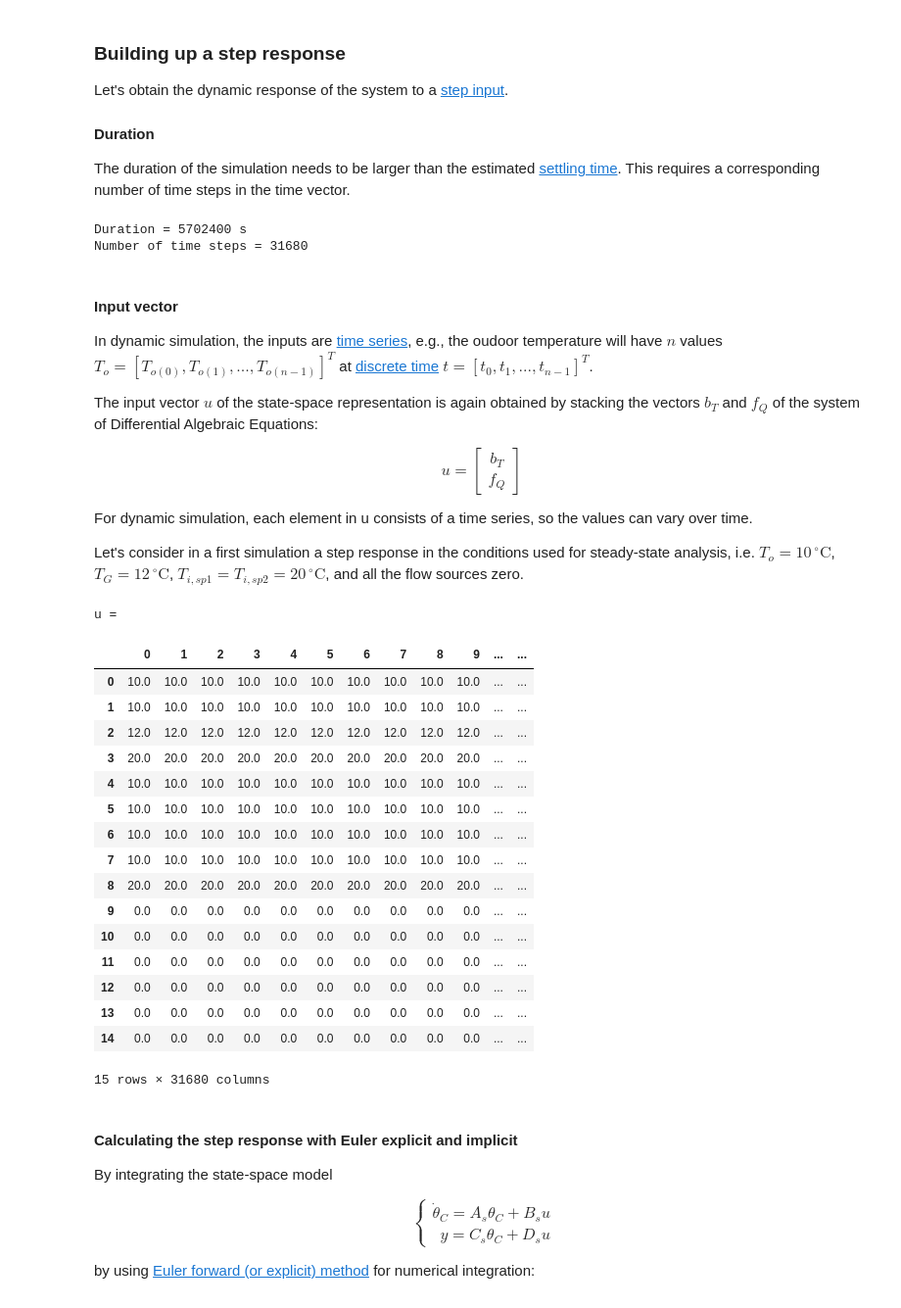
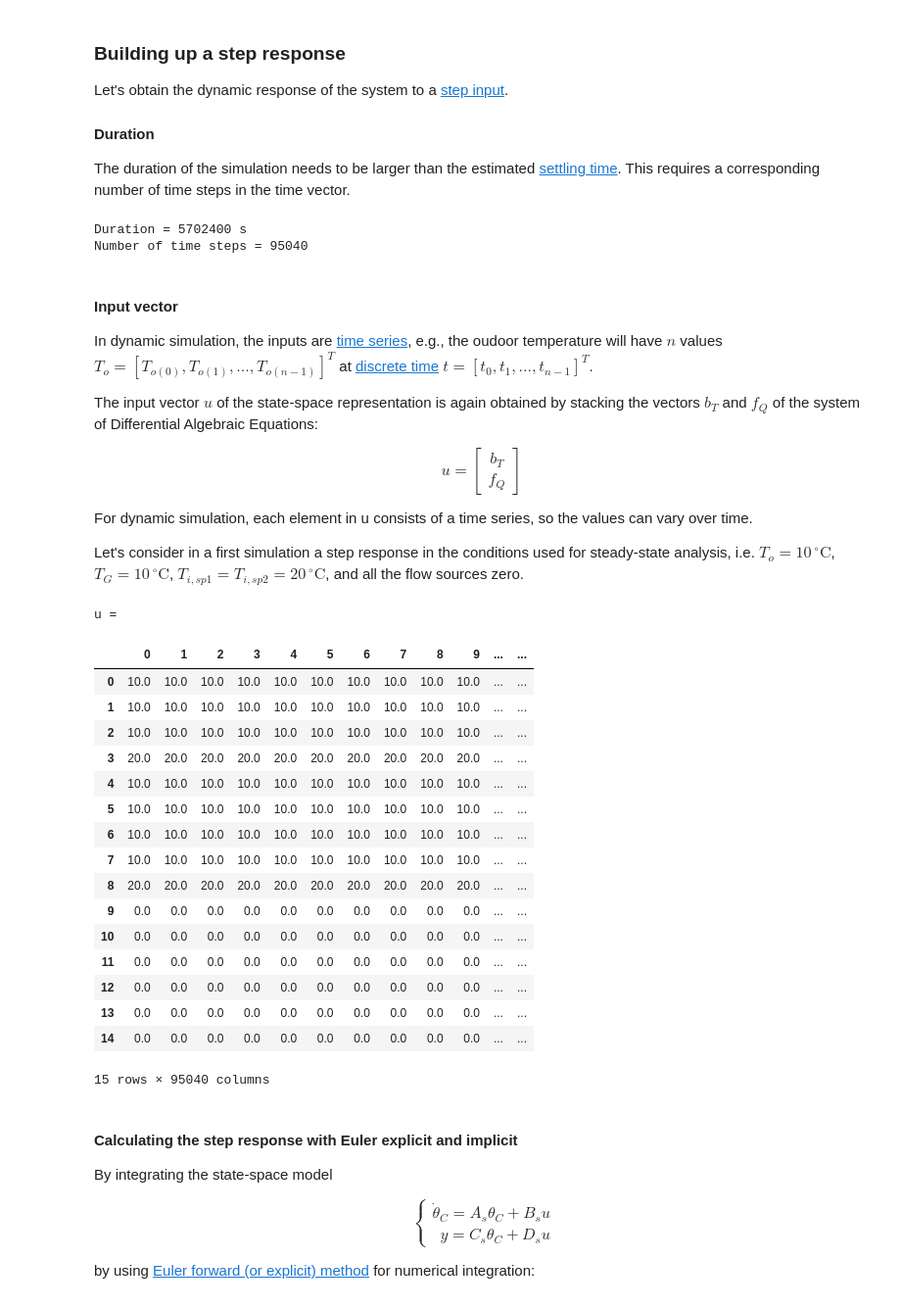
Before and after one commit to Hilterog/dm4bem, a Jupyter notebook: 2Floors_with_Window.ipynb, the cells around one changed output. Shown at 98% size. Saved outputs shown, nothing was run; the diff lists cells and outputs as text; code cells hidden in the pictures.

```diff
--- a/2Floors_with_Window.ipynb
+++ b/2Floors_with_Window.ipynb
@@ -692,7 +690,7 @@ print('Time constants: \n', -1 / λ, 's \n')
 print('2 x Time constants: \n', -2 / λ, 's \n')
 dtmax = min(-2. / λ)
 print(f'Maximum time step: {dtmax:.2f} s = {dtmax / 60:.2f} min')
-dt = 3 * 60     # seconds
+dt = 1 * 60     # seconds
 print(f'dt = {dt} s = {dt / 60:.0f} min')
 # %% [output]
 Time constants:
@@ -737,7 +735,7 @@ print(f'Duration = {duration} s')
 print(f'Number of time steps = {n}')
 # %% [output]
 Duration = 5702400 s
-Number of time steps = 31680
+Number of time steps = 95040
 # %% [markdown]
 #### Input vector
 In dynamic simulation, the inputs are [time series](https://en.m.wikipedia.org/wiki/Time_series), e.g., the oudoor temperature will have $n$ values $T_o = [T_{o(0)}, T_{o(1)}, ..., T_{o(n-1)}]^T$ at [discrete time](https://en.m.wikipedia.org/wiki/Discrete_time_and_continuous_time#Discrete_time) $t = [t_0, t_1, ... , t_{n-1}]^T$.
@@ -748,21 +746,21 @@ $$u = \begin{bmatrix} b_T \\ f_Q\end{bmatrix}$$
 
 For dynamic simulation, each element in u consists of a time series, so the values can vary over time.
 
-Let's consider in a first simulation a step response in the conditions used for steady-state analysis, i.e. $T_o = 10 \, \mathrm{^\circ C}$, $T_G = 12 \, \mathrm{^\circ C}$, $T_{i,sp1} = T_{i,sp2} = 20 \, \mathrm{^\circ C}$, and all the flow sources zero.
+Let's consider in a first simulation a step response in the conditions used for steady-state analysis, i.e. $T_o = 10 \, \mathrm{^\circ C}$, $T_G = 10 \, \mathrm{^\circ C}$, $T_{i,sp1} = T_{i,sp2} = 20 \, \mathrm{^\circ C}$, and all the flow sources zero.
 # %%
 # Input Vector definition for the Step response
 u = np.zeros([len(bT) + len(fQ), n])         # [To, To, TG, Tisp1, To, To, To, To, Tisp2, Φo, Φi, Φa, Φo, Φi, Φa]
 u[[[0, 1, 4, 5, 6, 7]], :] = 10 * np.ones([6, n])    # To = 10 for n time steps
-u[2, :] = 12 * np.ones([1, n])    # TG = 12 for n time steps
+u[2, :] = 10 * np.ones([1, n])    # TG = 12 for n time steps
 u[[3, 8], :] = 20 * np.ones([1, n])      # Tisp = 20 for n time steps
 print('u = ')
 pd.DataFrame(u)
 # %% [output]
 u =
 |  | 0 | 1 | 2 | 3 | 4 | 5 | 6 | 7 | 8 | 9 | ... | ... |
 | 0 | 10.0 | 10.0 | 10.0 | 10.0 | 10.0 | 10.0 | 10.0 | 10.0 | 10.0 | 10.0 | ... | ... |
 | 1 | 10.0 | 10.0 | 10.0 | 10.0 | 10.0 | 10.0 | 10.0 | 10.0 | 10.0 | 10.0 | ... | ... |
-| 2 | 12.0 | 12.0 | 12.0 | 12.0 | 12.0 | 12.0 | 12.0 | 12.0 | 12.0 | 12.0 | ... | ... |
+| 2 | 10.0 | 10.0 | 10.0 | 10.0 | 10.0 | 10.0 | 10.0 | 10.0 | 10.0 | 10.0 | ... | ... |
 | 3 | 20.0 | 20.0 | 20.0 | 20.0 | 20.0 | 20.0 | 20.0 | 20.0 | 20.0 | 20.0 | ... | ... |
 | 4 | 10.0 | 10.0 | 10.0 | 10.0 | 10.0 | 10.0 | 10.0 | 10.0 | 10.0 | 10.0 | ... | ... |
 | 5 | 10.0 | 10.0 | 10.0 | 10.0 | 10.0 | 10.0 | 10.0 | 10.0 | 10.0 | 10.0 | ... | ... |
@@ -775,7 +773,7 @@ u =
 | 12 | 0.0 | 0.0 | 0.0 | 0.0 | 0.0 | 0.0 | 0.0 | 0.0 | 0.0 | 0.0 | ... | ... |
 | 13 | 0.0 | 0.0 | 0.0 | 0.0 | 0.0 | 0.0 | 0.0 | 0.0 | 0.0 | 0.0 | ... | ... |
 | 14 | 0.0 | 0.0 | 0.0 | 0.0 | 0.0 | 0.0 | 0.0 | 0.0 | 0.0 | 0.0 | ... | ... |
-15 rows × 31680 columns
+15 rows × 95040 columns
 # %% [markdown]
 #### Calculating the step response with Euler explicit and implicit
 By integrating the state-space model
```
Also changed, not shown: parts of 27 cells of this notebook.
